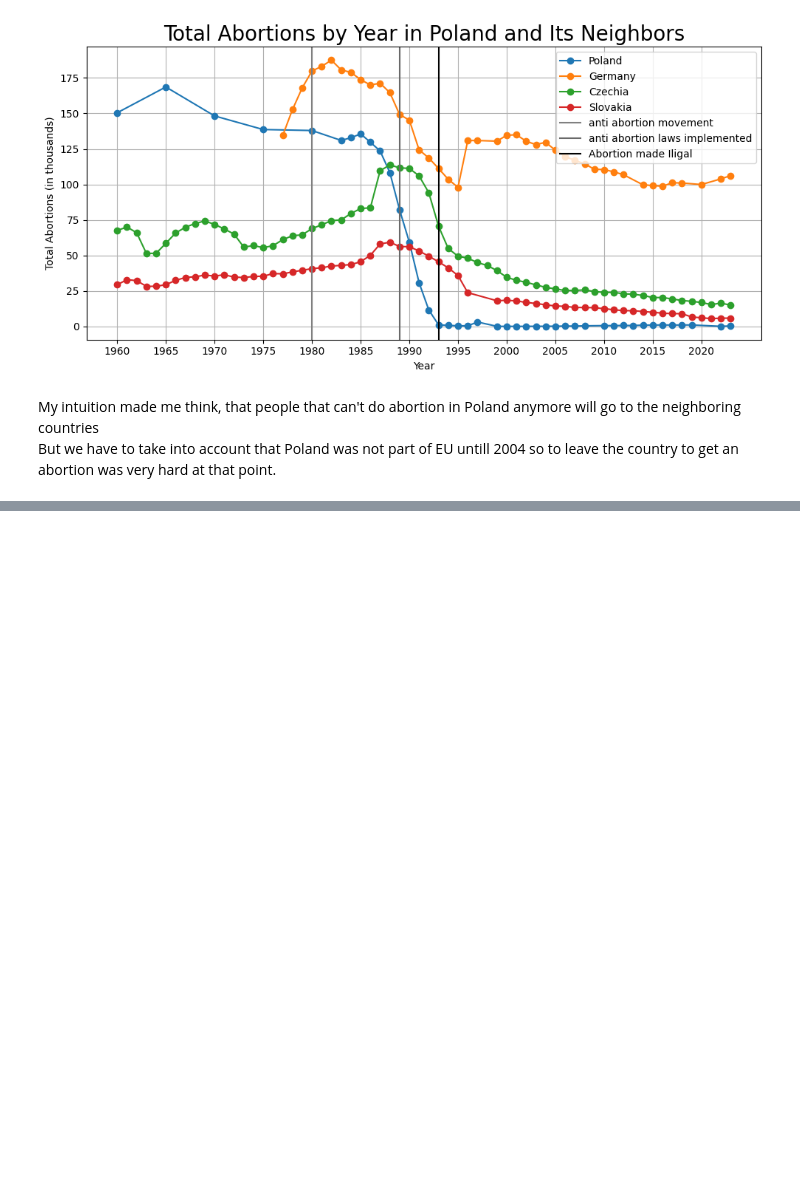
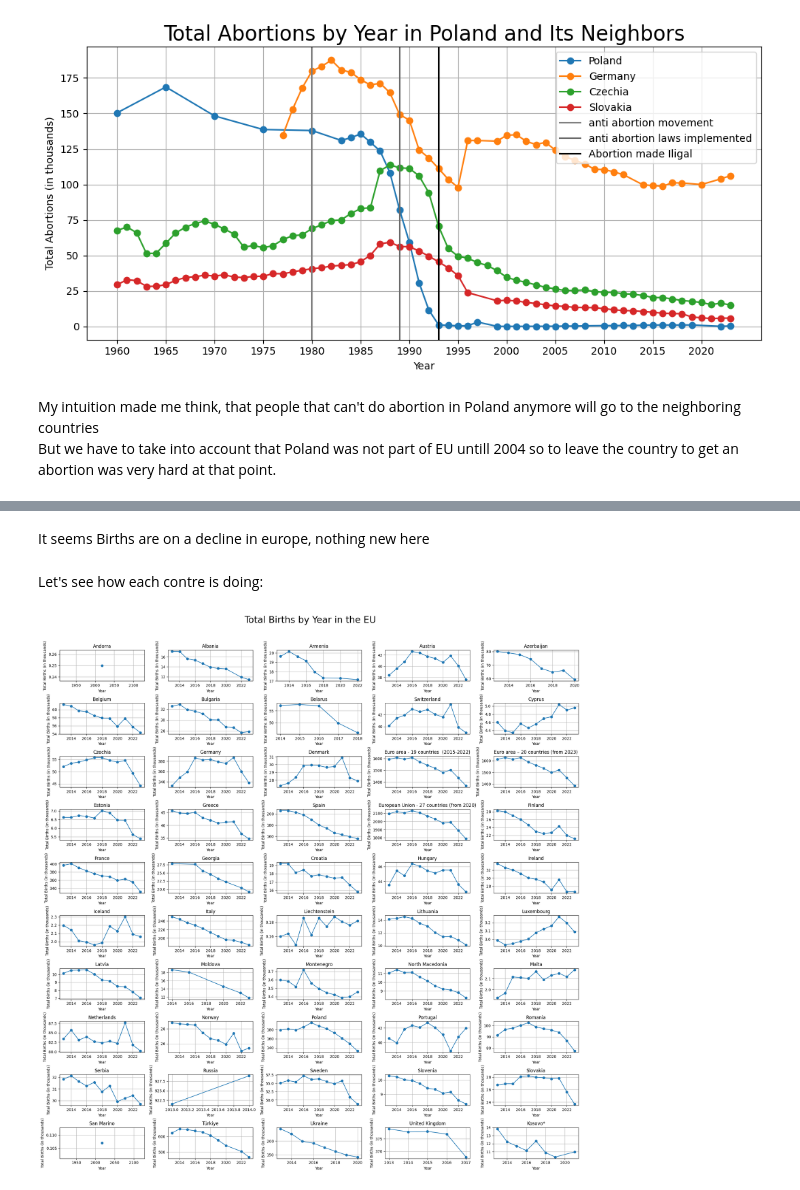
Before and after one commit to TudorMurariu/StudyCase-Abortions-in-EU-and-RO, a Jupyter notebook: study.ipynb, the cells around one changed output, grey strips where cells are left out. Cells and saved outputs as stored; diff of their text form; code cells hidden in the pictures; blank space fills up the shorter version.

```diff
--- a/study.ipynb
+++ b/study.ipynb
@@ -529,0 +565,25 @@ But we have to take into account that Poland was not part of EU untill 2004 so t
+# %% [markdown]
+It seems Births are on a decline in europe, nothing new here
+# %% [markdown]
+Let's see how each contre is doing:
+# %%
+plt.figure(figsize=(20, 20))
+
+index = 1
+for location in eu_births.geo.unique():
+    births_per_country_by_year = eu_births[eu_births['geo'] == location].groupby('TIME_PERIOD').OBS_VALUE.sum().reset_index()
+    births_per_country_by_year.columns = ['Year', 'Total Births']
+
+    plt.subplot(10, 5, index)
+    index += 1
+    plt.title(location)
+    plt.xlabel('Year')
+    plt.ylabel('Total Births (in thousands)')
+    plt.plot(births_per_country_by_year.Year, births_per_country_by_year['Total Births']/ 1_000, marker='o')
+    plt.grid(True)
+
+plt.suptitle('Total Births by Year in the EU', fontsize=24, y=1.02)
+plt.tight_layout()
+plt.show()
+# %% [output]
+[figure, added]
```
Also changed, not shown: parts of 18 cells of this notebook.
